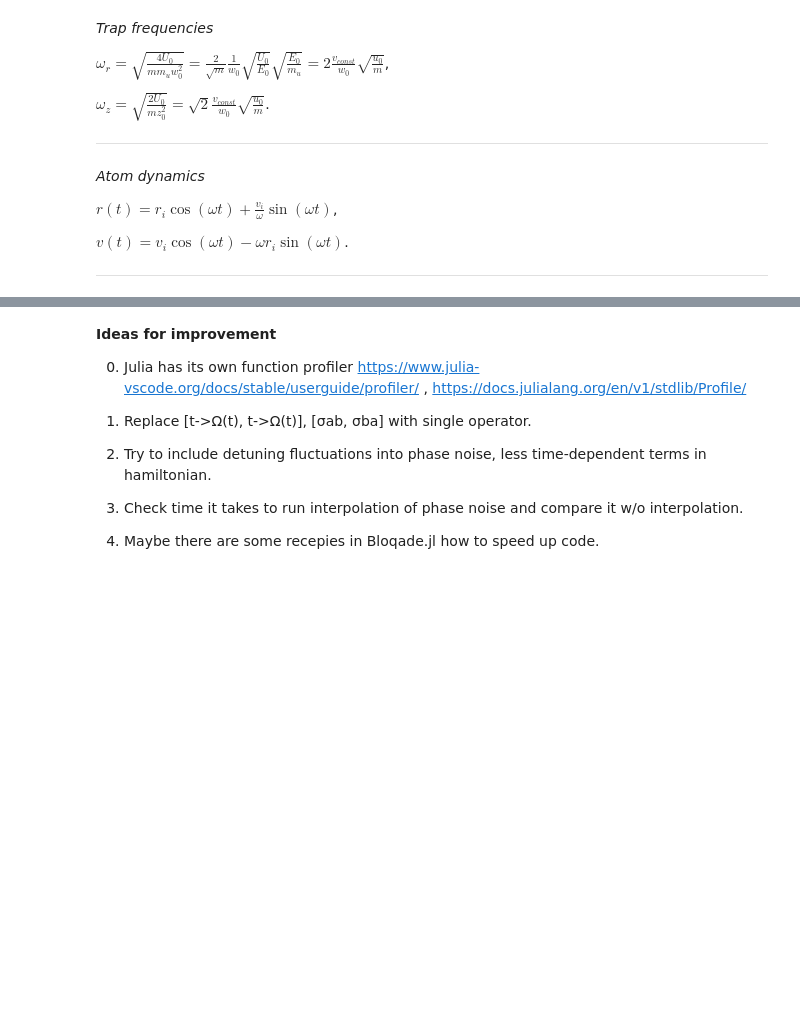
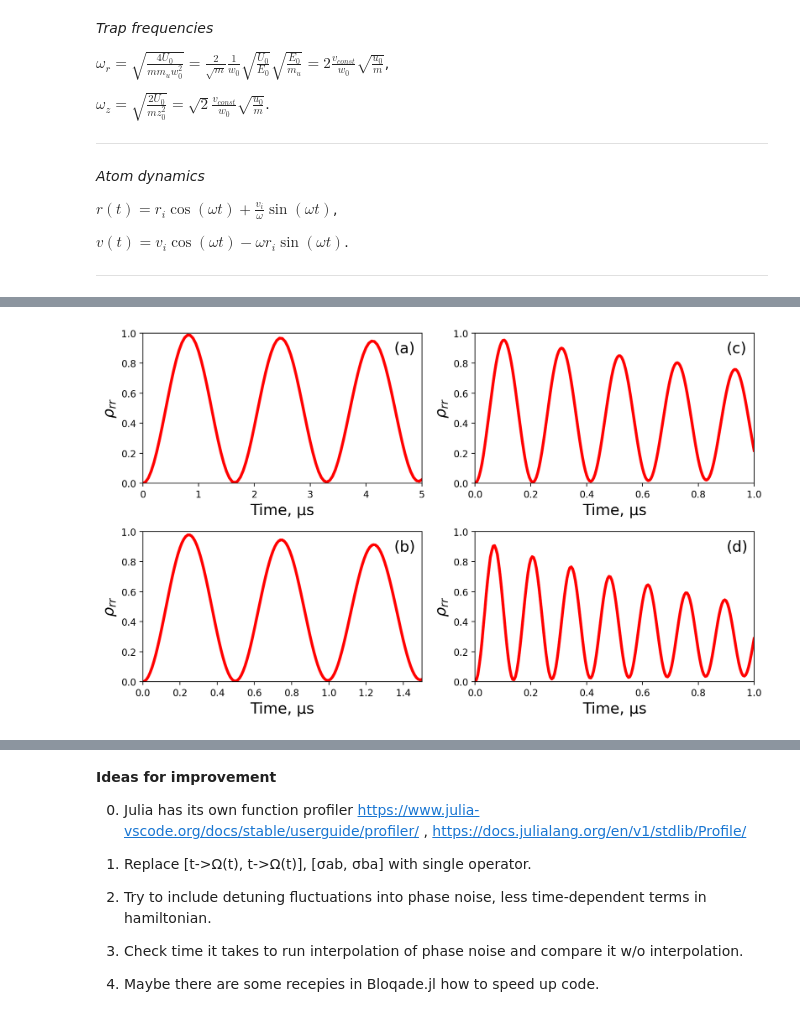
Before and after one commit to mgoloshchapov/ColdAtoms, a Jupyter notebook: notebooks/Simulator.ipynb, the cells around one changed output, grey strips where cells are left out. Saved outputs shown, nothing was run; the diff lists cells and outputs as text; code cells hidden in the pictures; blank space fills up the shorter version.

```diff
--- a/notebooks/Simulator.ipynb
+++ b/notebooks/Simulator.ipynb
@@ -257,8 +326,9 @@ z0 = w0_to_z0(w0, λ)
 # %%
 atom_params = [m, 50.0];
 trap_params = [1000.0, w0, z0];
+N = 1;
 
-samples, acc_rate = boltzmann_samples(trap_params, atom_params, 200; skip=5000, freq=1000);
+samples, acc_rate = samples_generate(trap_params, atom_params, N; skip=5000, freq=1000);
 acc_rate
 # %%
 samples_visualise(samples)
@@ -273,15 +343,17 @@ fg2 = 234.0 * 1e-3; #MHz
 σg1 = 18.0 * 1e-3;  #MHz
 σg2 = 1.5 * 1e-3;   #MHz
 
-red_laser_params = [2π * 14.0, 5.0, 5.0*3.68];
-blue_laser_params = [2π * 14.0, 5.0, 5.0*3.68];
+Ωr = 2π * 44.0;
+Ωb = 2π * 44.0;
+
+red_laser_params = [Ωr, 5.0, 5.0*3.68];
+blue_laser_params = [Ωb, 5.0, 5.0*3.68];
 
 red_laser_phase_params  = [h0, [hg1, hg2], [σg1, σg2], [fg1, fg2]];
 blue_laser_phase_params = [h0, [hg1, hg2], [σg1, σg2], [fg1, fg2]];
 
-tspan1 = [0.0:0.05:30.0;];
-f = [0.5:0.01:10.0;];
 
+f = [9.0:0.01:10.0;];
 red_laser_phase_amplitudes = ϕ_amplitudes(f, red_laser_phase_params);
 blue_laser_phase_amplitudes = ϕ_amplitudes(f, blue_laser_phase_params);
 # %%
@@ -322,0 +489,46 @@ https://viralinstruction.com/posts/hardware/
+# %%
+linewidth = 3.0;
+fontsize = 16.0;
+
+figure(figsize=(10,6), dpi=200)
+
+subplot(221)
+plot(tspan_a, expect(nr, ρ_mean_a), color="red", linewidth=linewidth)
+xlabel("Time, μs", fontsize=fontsize)
+ylabel("\$ \\rho_{rr} \$", fontsize=fontsize)
+xlim(0.0, maximum(tspan_a))
+ylim(0.0, 1.0)
+text(maximum(tspan_a)*9/10, 0.87, "(a)", fontsize=fontsize)
+
+
+subplot(222)
+plot(tspan_cd, expect(nr, ρ_mean_c), color="red", linewidth=linewidth)
+xlabel("Time, μs", fontsize=fontsize)
+ylabel("\$ \\rho_{rr} \$", fontsize=fontsize)
+xlim(0.0, maximum(tspan_cd))
+ylim(0.0, 1.0)
+text(maximum(tspan_cd)*9/10, 0.87, "(c)", fontsize=fontsize)
+
+
+subplot(223)
+plot(tspan_b, expect(nr, ρ_mean_b), color="red", linewidth=linewidth)
+xlabel("Time, μs", fontsize=fontsize)
+ylabel("\$ \\rho_{rr} \$", fontsize=fontsize)
+xlim(0.0, maximum(tspan_b))
+ylim(0.0, 1.0)
+text(maximum(tspan_b)*9/10, 0.87, "(b)", fontsize=fontsize)
+
+
+subplot(224)
+plot(tspan_cd, expect(nr, ρ_mean_d), color="red", linewidth=linewidth)
+xlabel("Time, μs", fontsize=fontsize)
+ylabel("\$ \\rho_{rr} \$", fontsize=fontsize)
+xlim(0.0, maximum(tspan_cd))
+ylim(0.0, 1.0)
+text(maximum(tspan_cd)*9/10, 0.87, "(d)", fontsize=fontsize)
+
+tight_layout()
+# savefig("../notebooks/images/Simulator_Fig6.jpg", dpi=300)
+gcf()
+# %% [output]
+[figure, added]
```
Also changed, not shown: parts of 34 cells of this notebook, 16 other files.
